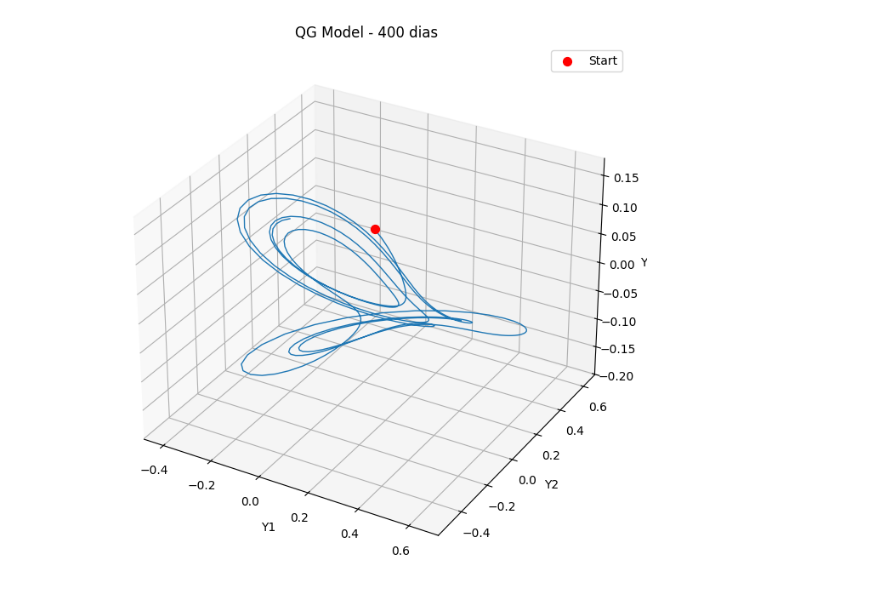
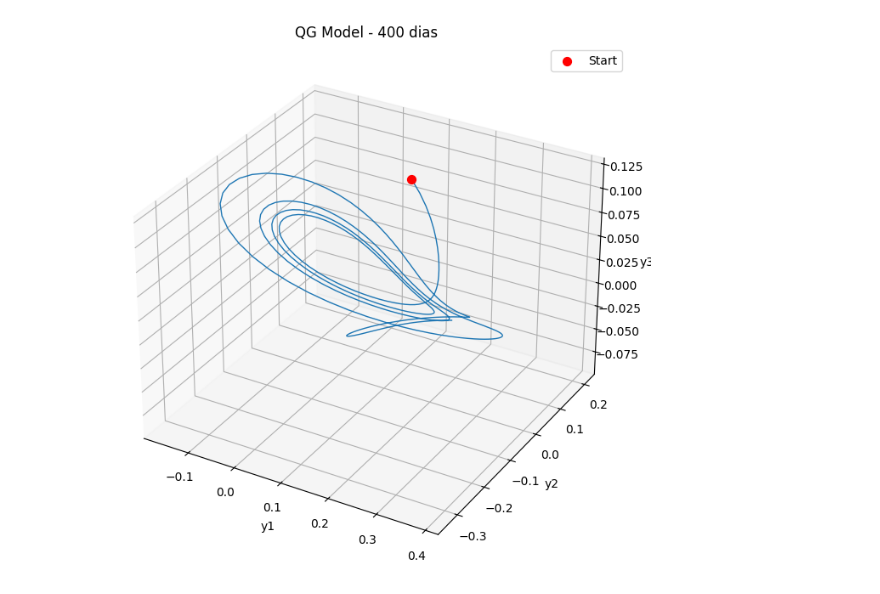
Before and after one commit to lucasamtaylor01/Lorenz80, a Jupyter notebook: 01_src/simulations.ipynb, the cells around one changed output. Cells and saved outputs as stored; diff of their text form; code cells hidden in the pictures.

```diff
--- a/01_src/simulations.ipynb
+++ b/01_src/simulations.ipynb
@@ -51,7 +51,7 @@ def derivatives(x, y, z):
 
     return dx, dy, dz
 
-def runge_kutta(dias):
+def runge_kutta(x_inicial, y_inicial, z_inicial, dias):
     t_final = dias * 8
     dt_tau = 1/24
     n_steps = int(t_final / dt_tau)
@@ -61,9 +61,9 @@ def runge_kutta(dias):
     y = np.zeros((n_steps, 3))
     z = np.zeros((n_steps, 3))
 
-    x[0] = [0.1, 0, 0]
-    y[0] = [0.1, 0, 0]
-    z[0] = [0.1, 0, 0]
+    x[0] = x_inicial
+    y[0] = y_inicial
+    z[0] = z_inicial
 
     for i in range(1, n_steps):
         dx1, dy1, dz1 = derivatives(x[i-1], y[i-1], z[i-1])
@@ -102,17 +102,33 @@ def plot2d(t, x, y, z, dias):
 
     ax.set_xlim(0, dias)
     ax.set_ylim(-0.4, 0.6)
-    ax.set_xlabel('days')
+    ax.set_xlabel('Dias')
     ax.grid(True)
     ax.legend()
 
     return fig, ax
 
 def main():
-    dias_simulacao = 1
-    t, x, y, z = runge_kutta(dias_simulacao)
-    plot2d(t, x, y, z, dias_simulacao)
-    plt.show()
+    # Condições iniciais - dia 01
+    x0 = [0.1, 0, 0]
+    y0 = [0.1, 0, 0]
+    z0 = [0.1, 0, 0]
+
+    # Condições fig 1 - 01 dia
+    t_fig1, x_fig1, y_fig1, z_fig1 = runge_kutta(x0, y0, z0, 1)
+    plot2d(t_fig1, x_fig1, y_fig1, z_fig1, 1)
+
+    # Condições fig 1 - 400 dias
+    t_fig1, x_fig1, y_fig1, z_fig1 = runge_kutta(x0, y0, z0, 400)
+    plot2d(t_fig1, x_fig1, y_fig1, z_fig1, 400)
+
+    # Condição Hardley - 100 dias
+    x1 = [-0.01111, 0, 0]
+    y1 = [0.53331, 0, 0]
+    z1 = [0.53354, 0, 0]
+
+    t_hardley, x_hardley, y_hardley, z_hardley = runge_kutta(x1, y1, z1, 100)
+    plot2d(t_hardley, x_hardley, y_hardley, z_hardley, 100)
 
 if __name__ == '__main__':
     main()
@@ -254,7 +278,7 @@ g_0 = 8
 vetor_h = [-1, 0, 0]
 kappa_0 = 1/48
 nu_0 = kappa_0
-vetor_f = [0.2, 0, 0]
+vetor_f = [0.1, 0, 0]
 
 def qg_model(y):
    dy = np.zeros(3)
@@ -277,34 +301,34 @@ def rk4(f, y0, t):
        k2 = f(y[i] + k1 * dt/2)
        k3 = f(y[i] + k2 * dt/2)
        k4 = f(y[i] + k3 * dt)
        y[i+1] = y[i] + dt/6 * (k1 + 2*k2 + 2*k3 + k4)
 
    return y
 
 def plot3d(dias, y0):
    t = np.arange(0, dias)
    sol = rk4(qg_model, y0, t)
 
    fig = plt.figure(figsize=(10, 8))
    ax = fig.add_subplot(111, projection='3d')
 
    ax.plot(sol[:,0], sol[:,1], sol[:,2], lw=1)
    ax.scatter(sol[0,0], sol[0,1], sol[0,2], c='r', s=50, label='Start')
 
-   ax.set_xlabel('Y1')
-   ax.set_ylabel('Y2')
-   ax.set_zlabel('Y3')
+   ax.set_xlabel('y1')
+   ax.set_ylabel('y2')
+   ax.set_zlabel('y3')
    ax.set_title(f'QG Model - {dias} dias')
    ax.legend()
 
    plt.show()
 
 def main():
    dias = 400
    y0 = [0.1, 0.1, 0.1]
    plot3d(dias, y0)
 
 if __name__ == "__main__":
    main()
 # %% [output]
-[figure, old version]
+[figure, new version]
```
Also changed, not shown: parts of 2 cells of this notebook.
